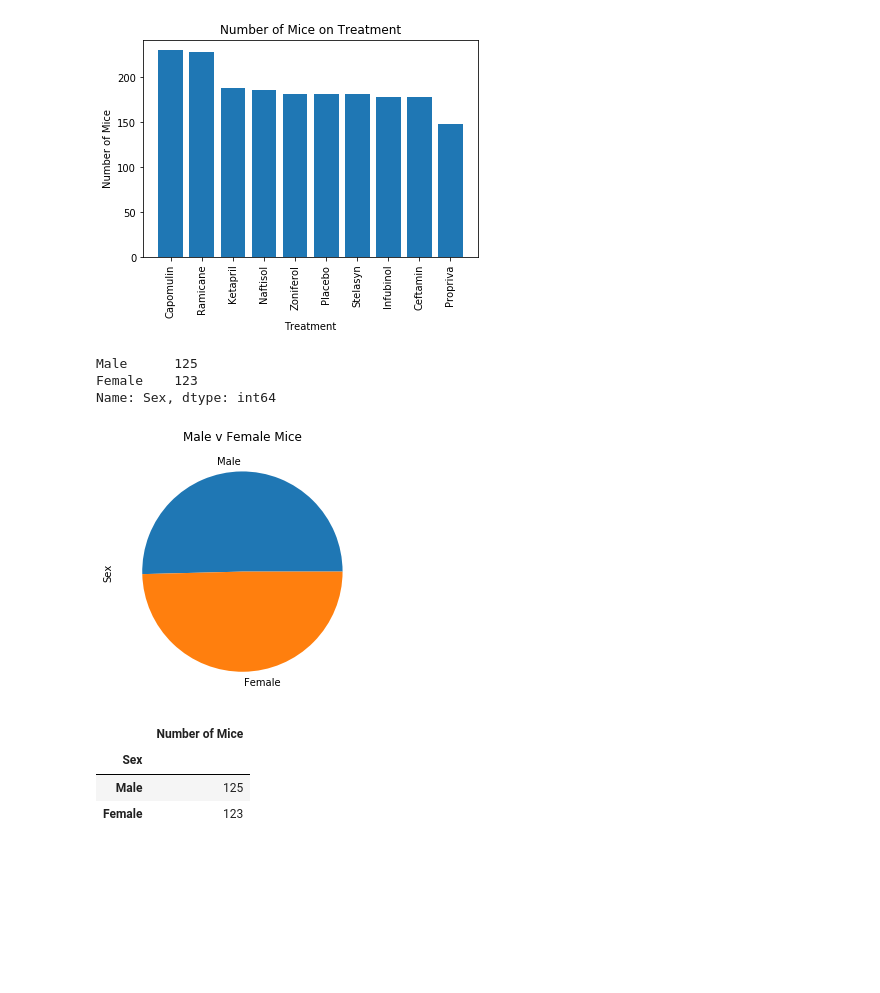
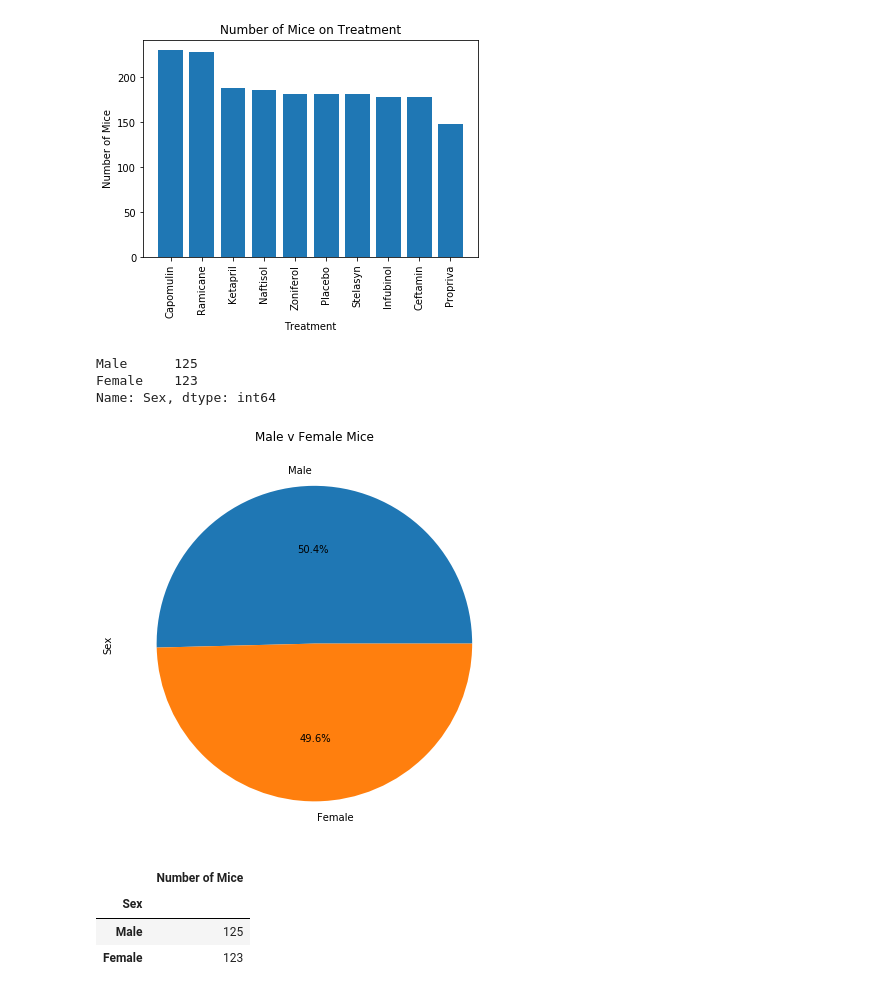
Before and after one commit to improvbutterfly/Pymaceuticals, a Jupyter notebook: pymaceuticals.ipynb, the cells around one changed output. Cells and saved outputs as stored; diff of their text form; code cells hidden in the pictures; blank space fills up the shorter version.

Commit message:
Plot line chart for single mouse, add percentages to pie chart

```diff
--- a/pymaceuticals.ipynb
+++ b/pymaceuticals.ipynb
@@ -211,24 +211,27 @@ plt.xticks(tick_locations, mouse_treatment.index, rotation=90)
 plt.show()
 # %% [output]
 [figure]
-# %%
-# Get data needed to plot
-
-mouse_sex = mouse_analysis_data[["Mouse ID","Sex"]]
-mouse_sex = mouse_sex.drop_duplicates(keep="first")
-sex_counts = mouse_sex["Sex"].value_counts()
-sex_counts
-# %% [output]
-Male      125
-Female    123
-Name: Sex, dtype: int64
+# %%
+# Get data needed to plot
+
+mouse_sex = mouse_analysis_data[["Mouse ID","Sex"]]
+# N.B. I understood this question to mean each mouse should only be counted once.
+# However, if it should instead be that each instance of the treatment was supposed to be counted, then the next line
+#    should be commented out. This line is only needed if we're counting the mice once.
+mouse_sex = mouse_sex.drop_duplicates(keep="first")
+sex_counts = mouse_sex["Sex"].value_counts()
+sex_counts
+# %% [output]
+Male      125
+Female    123
+Name: Sex, dtype: int64
 # %%
 # Generate a pie plot showing the distribution of female versus male mice using pandas
-sex_counts.plot(kind="pie", title="Male v Female Mice")
+sex_counts.plot(kind="pie", title="Male v Female Mice", figsize=(6,6), autopct='%1.1f%%')
 
 plt.tight_layout()
 # %% [output]
-[figure, old version]
+[figure, new version]
 # %%
 # Turn sex counts into data frame
 mouse_sex_data = pd.DataFrame(sex_counts)
```
Also changed, not shown: parts of 3 cells of this notebook.
